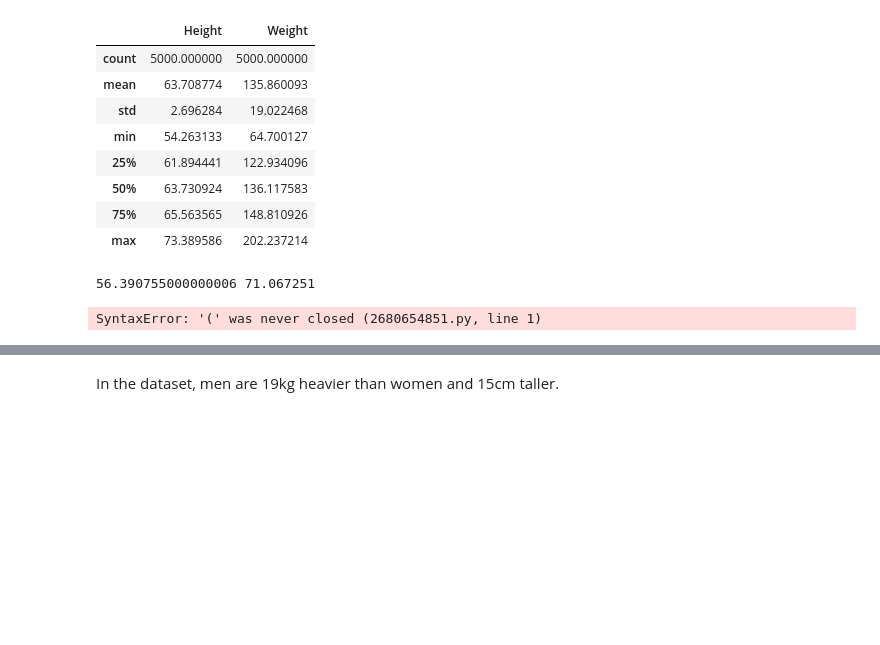
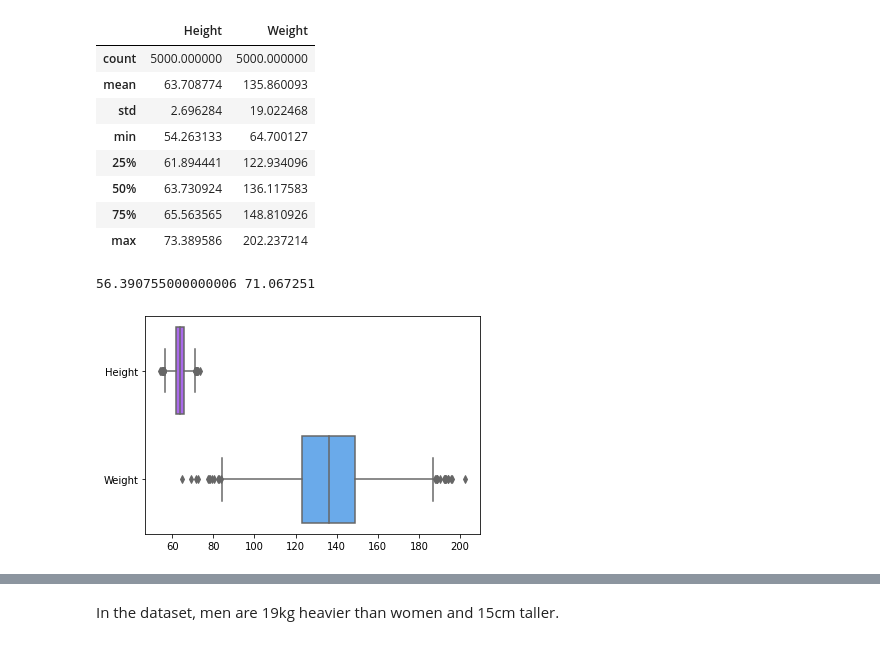
Before and after one commit to erkanmalcokcom/portfolio, a Jupyter notebook: Height vs Weight/the-famous-correlation-height-vs-weight.ipynb, the cells around one changed output, grey strips where cells are left out. Drawn from its saved outputs; the diff is of its cells as text; code cells hidden in the pictures; blank space fills up the shorter version.

```diff
--- a/Height vs Weight/the-famous-correlation-height-vs-weight.ipynb
+++ b/Height vs Weight/the-famous-correlation-height-vs-weight.ipynb
@@ -119,8 +119,8 @@ print(lower_bound, upper_bound)
 # %% [output]
 56.390755000000006 71.067251
 # %%
-ax = sns.boxplot(data=data_female, orient="h", palette="cool_r"
+ax = sns.boxplot(data=data_female, orient="h", palette="cool_r")
 # %% [output]
-SyntaxError: '(' was never closed (2680654851.py, line 1)
+[figure, added]
 # %%
 ax = sns.heatmap(data_female.corr(), annot=True)
```
Also changed, not shown: parts of 3 cells of this notebook, 3 other files.
